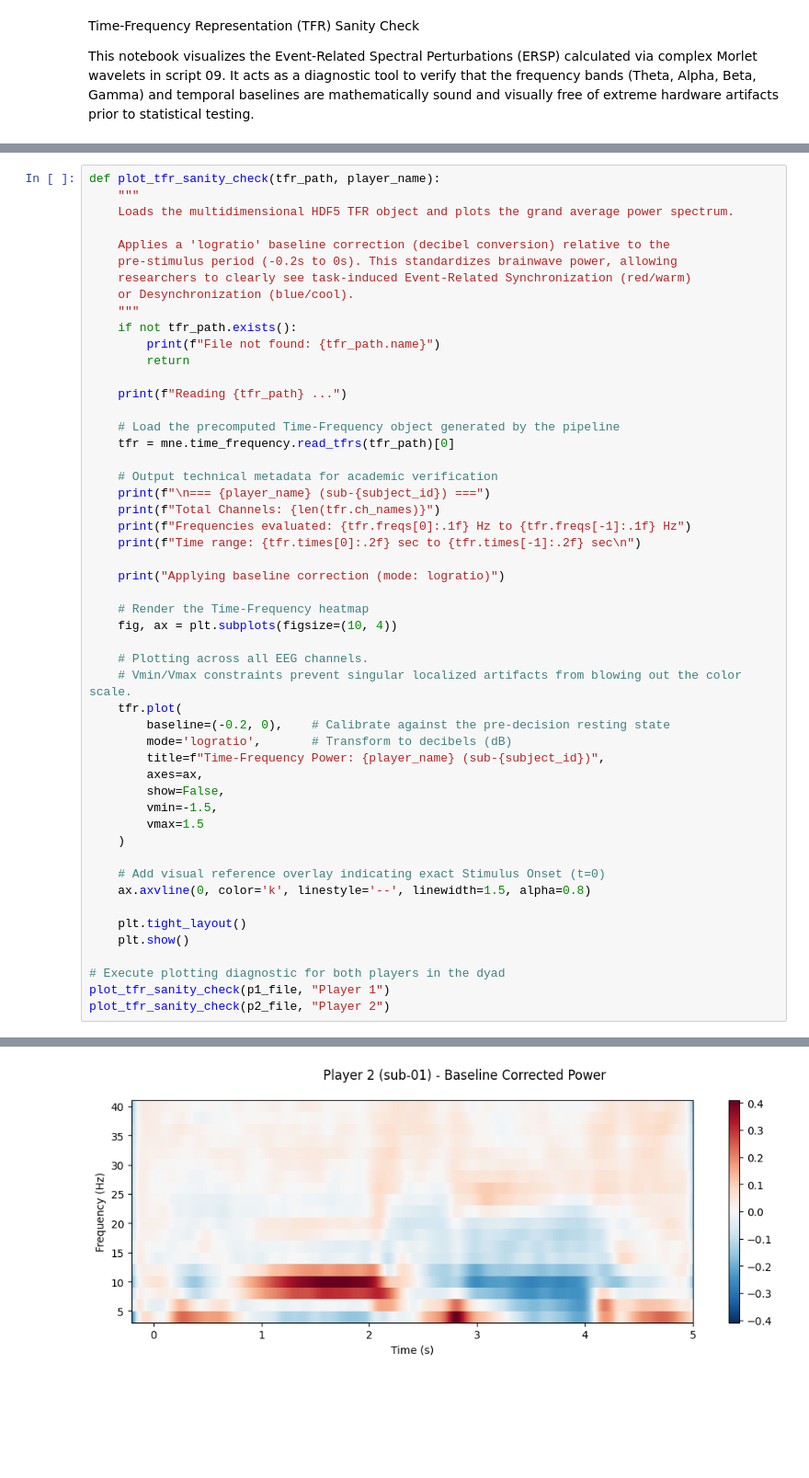
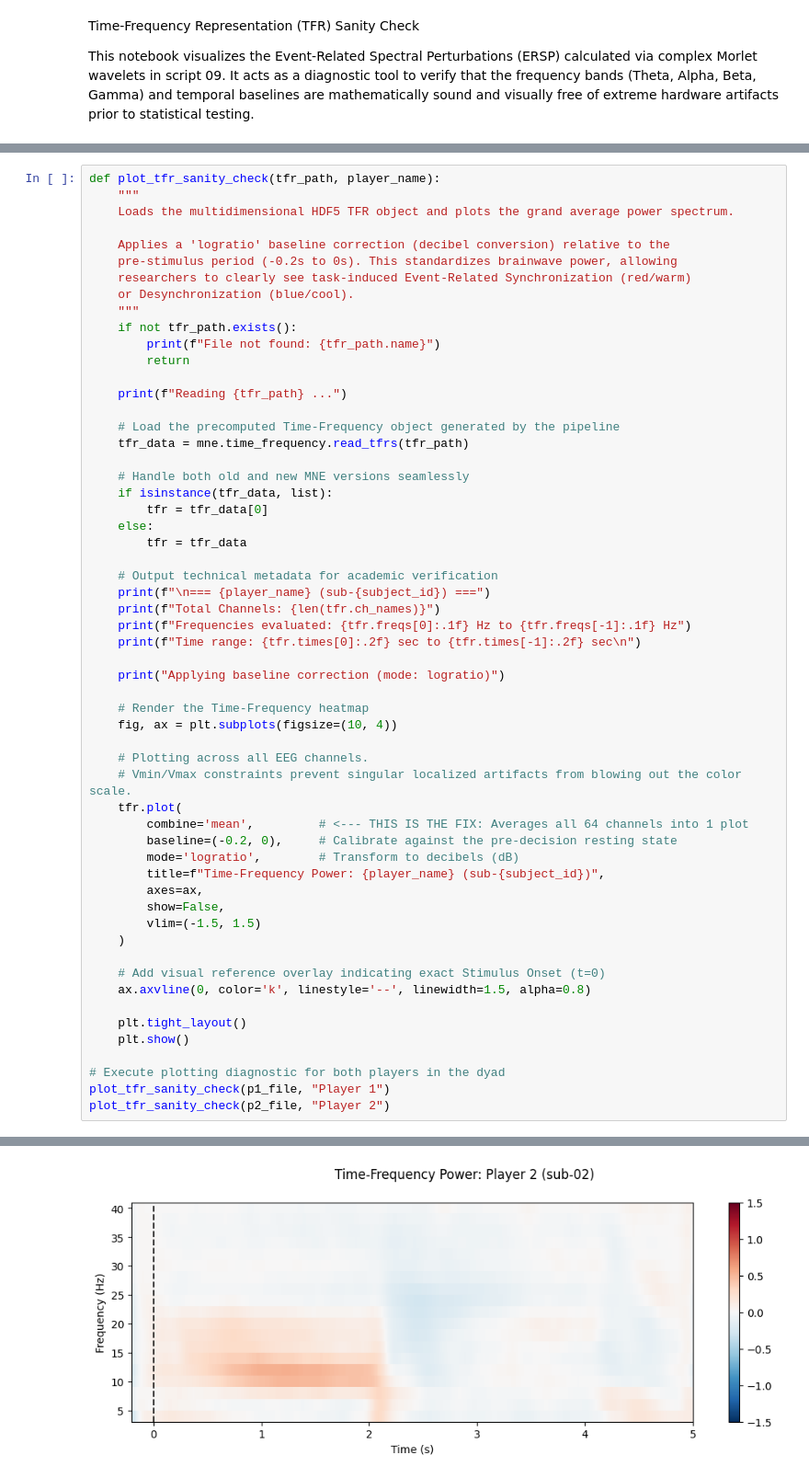
Before and after one commit to hugohirling/eeg-bala-sharks, a Jupyter notebook: sanity_checks/notebooks/09_sanity_check_time_frequency.ipynb, the cells around one changed output, grey strips where cells are left out. Shown at 92% size. Saved outputs shown, nothing was run; the diff lists cells and outputs as text; blank space fills up the shorter version.

```diff
--- a/sanity_checks/notebooks/09_sanity_check_time_frequency.ipynb
+++ b/sanity_checks/notebooks/09_sanity_check_time_frequency.ipynb
@@ -38,7 +38,13 @@ def plot_tfr_sanity_check(tfr_path, player_name):
     print(f"Reading {tfr_path} ...")
 
     # Load the precomputed Time-Frequency object generated by the pipeline
-    tfr = mne.time_frequency.read_tfrs(tfr_path)[0]
+    tfr_data = mne.time_frequency.read_tfrs(tfr_path)
+
+    # Handle both old and new MNE versions seamlessly
+    if isinstance(tfr_data, list):
+        tfr = tfr_data[0]
+    else:
+        tfr = tfr_data
 
     # Output technical metadata for academic verification
     print(f"\n=== {player_name} (sub-{subject_id}) ===")
@@ -54,13 +60,13 @@ def plot_tfr_sanity_check(tfr_path, player_name):
     # Plotting across all EEG channels.
     # Vmin/Vmax constraints prevent singular localized artifacts from blowing out the color scale.
     tfr.plot(
-        baseline=(-0.2, 0),    # Calibrate against the pre-decision resting state
-        mode='logratio',       # Transform to decibels (dB)
+        combine='mean',         # <--- THIS IS THE FIX: Averages all 64 channels into 1 plot
+        baseline=(-0.2, 0),     # Calibrate against the pre-decision resting state
+        mode='logratio',        # Transform to decibels (dB)
         title=f"Time-Frequency Power: {player_name} (sub-{subject_id})",
         axes=ax,
         show=False,
-        vmin=-1.5,
-        vmax=1.5
+        vlim=(-1.5, 1.5)
     )
 
     # Add visual reference overlay indicating exact Stimulus Onset (t=0)
@@ -93 +103 @@ Applying baseline correction (mode: logratio)
-[figure, old version]
+[figure, new version]
```
Also changed, not shown: parts of 2 cells of this notebook, 27 other files.
